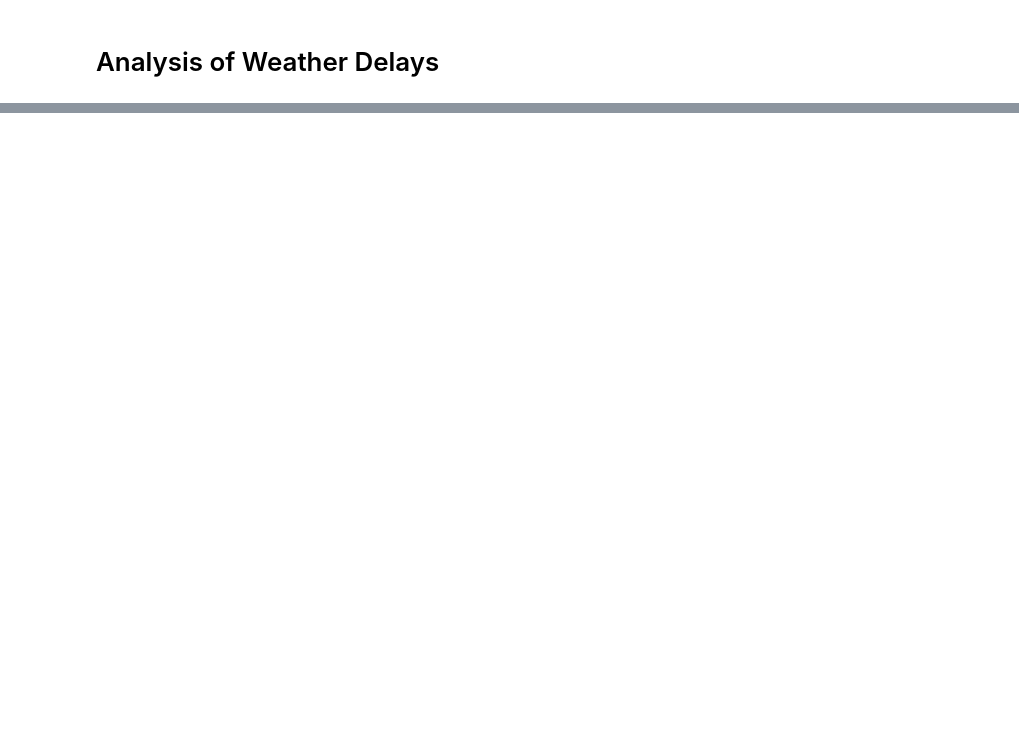
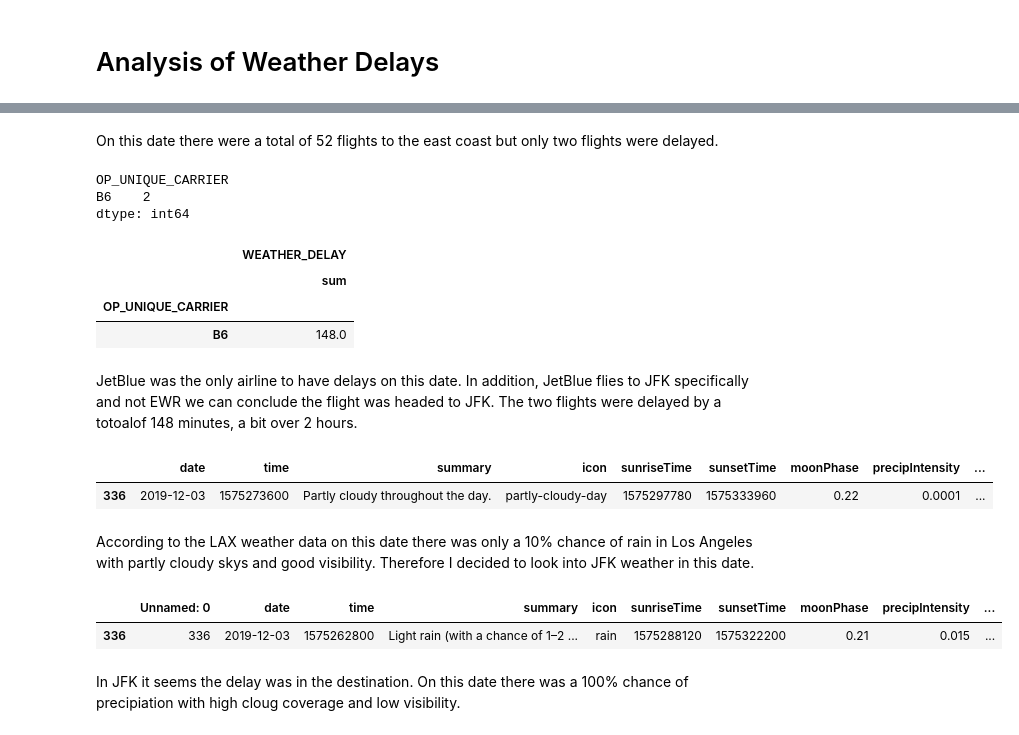
Before and after one commit to emilia329/Fly-High, a Jupyter notebook: LAXweathernotebook.ipynb, the cells around one changed output, grey strips where cells are left out. Drawn from its saved outputs; the diff is of its cells as text; code cells hidden in the pictures; blank space fills up the shorter version.

```diff
--- a/LAXweathernotebook.ipynb
+++ b/LAXweathernotebook.ipynb
@@ -80,0 +154,31 @@ Interesting enough because of Los Angeles climate we can the average temperate n
+# %% [markdown]
+On this date there were a total of 52 flights to the east coast but only two flights were delayed.
+# %%
+LAX[(LAX['FL_DATE'] =='2019-12-03') & (LAX['WEATHER_DELAY'] > 0)].groupby(['OP_UNIQUE_CARRIER']).size()
+# %% [output]
+OP_UNIQUE_CARRIER
+B6    2
+dtype: int64
+# %%
+LAX[(LAX['FL_DATE'] =='2019-12-03') & (LAX['WEATHER_DELAY'] > 0)].groupby(['OP_UNIQUE_CARRIER']).agg({'WEATHER_DELAY': ['sum']})
+# %% [output]
+|  | WEATHER_DELAY |
+|  | sum |
+| OP_UNIQUE_CARRIER |  |
+| B6 | 148.0 |
+# %% [markdown]
+JetBlue was the only airline to have delays on this date. In addition, JetBlue flies to JFK specifically and not EWR we can conclude the flight was headed to JFK. The two flights were delayed by a totoalof 148 minutes, a bit over 2 hours.
+# %%
+df[df['date']== '2019-12-03']
+# %% [output]
+|  | date | time | summary | icon | sunriseTime | sunsetTime | moonPhase | precipIntensity | ... |
+| 336 | 2019-12-03 | 1575273600 | Partly cloudy throughout the day. | partly-cloudy-day | 1575297780 | 1575333960 | 0.22 | 0.0001 | ... |
+# %% [markdown]
+According to the LAX weather data on this date there was only a 10% chance of rain in Los Angeles with partly cloudy skys and good visibility. Therefore I decided to look into JFK weather in this date.
+# %%
+JFK[JFK['date']== '2019-12-03']
+# %% [output]
+|  | Unnamed: 0 | date | time | summary | icon | sunriseTime | sunsetTime | moonPhase | precipIntensity | ... |
+| 336 | 336 | 2019-12-03 | 1575262800 | Light rain (with a chance of 1–2 ... | rain | 1575288120 | 1575322200 | 0.21 | 0.015 | ... |
+# %% [markdown]
+In JFK it seems the delay was in the destination. On this date there was a 100% chance of precipiation with high cloug coverage and low visibility.
```
Also changed, not shown: parts of 18 cells of this notebook.
